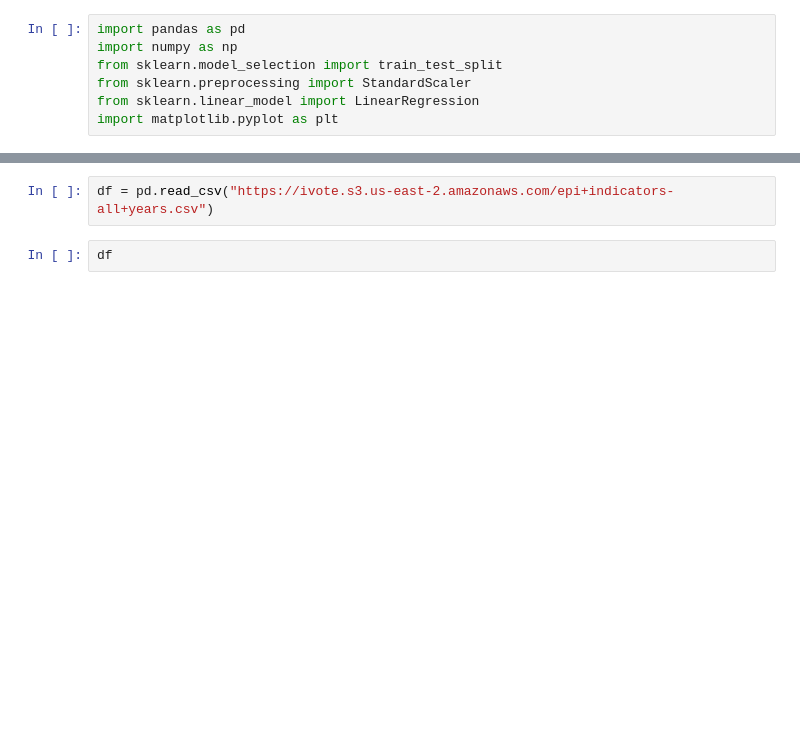
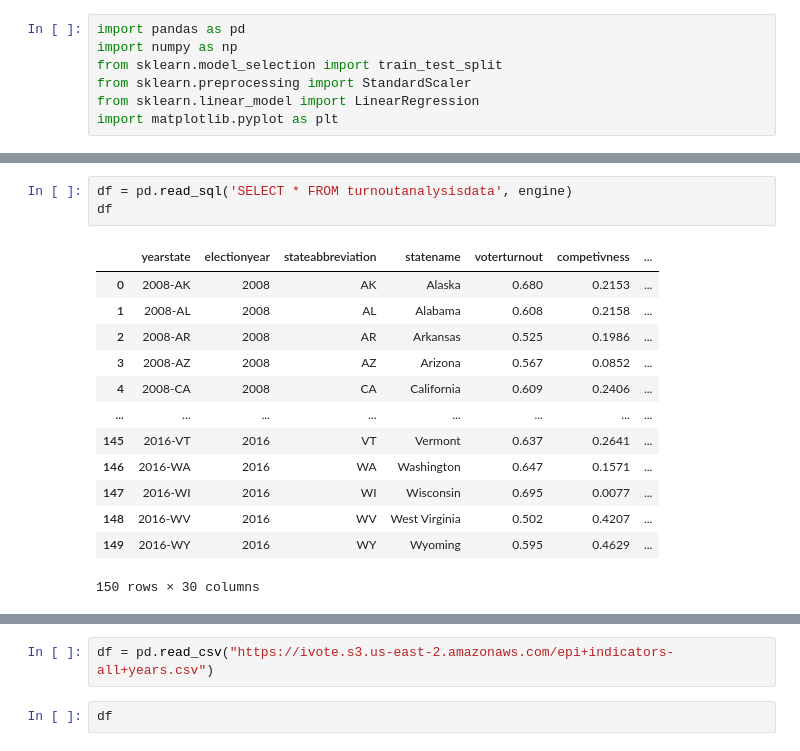
Before and after one commit to mmingoia/HTML_MN_Group_Project, a Jupyter notebook: election.ipynb, the cells around one changed output, grey strips where cells are left out. Drawn from its saved outputs; the diff is of its cells as text; blank space fills up the shorter version.

```diff
--- a/election.ipynb
+++ b/election.ipynb
@@ -7,0 +34,17 @@ import matplotlib.pyplot as plt
+# %%
+df = pd.read_sql('SELECT * FROM turnoutanalysisdata', engine)
+df
+# %% [output]
+|  | yearstate | electionyear | stateabbreviation | statename | voterturnout | competivness | ... |
+| 0 | 2008-AK | 2008 | AK | Alaska | 0.680 | 0.2153 | ... |
+| 1 | 2008-AL | 2008 | AL | Alabama | 0.608 | 0.2158 | ... |
+| 2 | 2008-AR | 2008 | AR | Arkansas | 0.525 | 0.1986 | ... |
+| 3 | 2008-AZ | 2008 | AZ | Arizona | 0.567 | 0.0852 | ... |
+| 4 | 2008-CA | 2008 | CA | California | 0.609 | 0.2406 | ... |
+| ... | ... | ... | ... | ... | ... | ... | ... |
+| 145 | 2016-VT | 2016 | VT | Vermont | 0.637 | 0.2641 | ... |
+| 146 | 2016-WA | 2016 | WA | Washington | 0.647 | 0.1571 | ... |
+| 147 | 2016-WI | 2016 | WI | Wisconsin | 0.695 | 0.0077 | ... |
+| 148 | 2016-WV | 2016 | WV | West Virginia | 0.502 | 0.4207 | ... |
+| 149 | 2016-WY | 2016 | WY | Wyoming | 0.595 | 0.4629 | ... |
+150 rows × 30 columns
```
Also changed, not shown: parts of 34 cells of this notebook, 12 other files.
